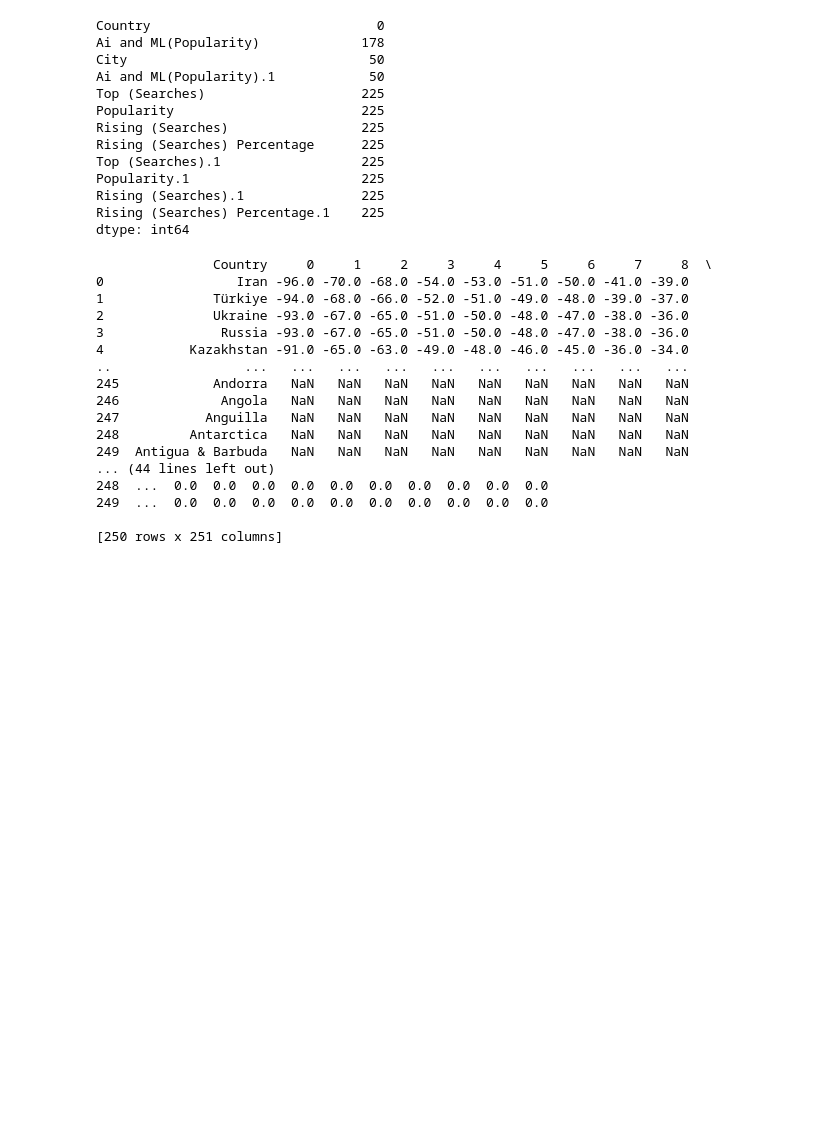
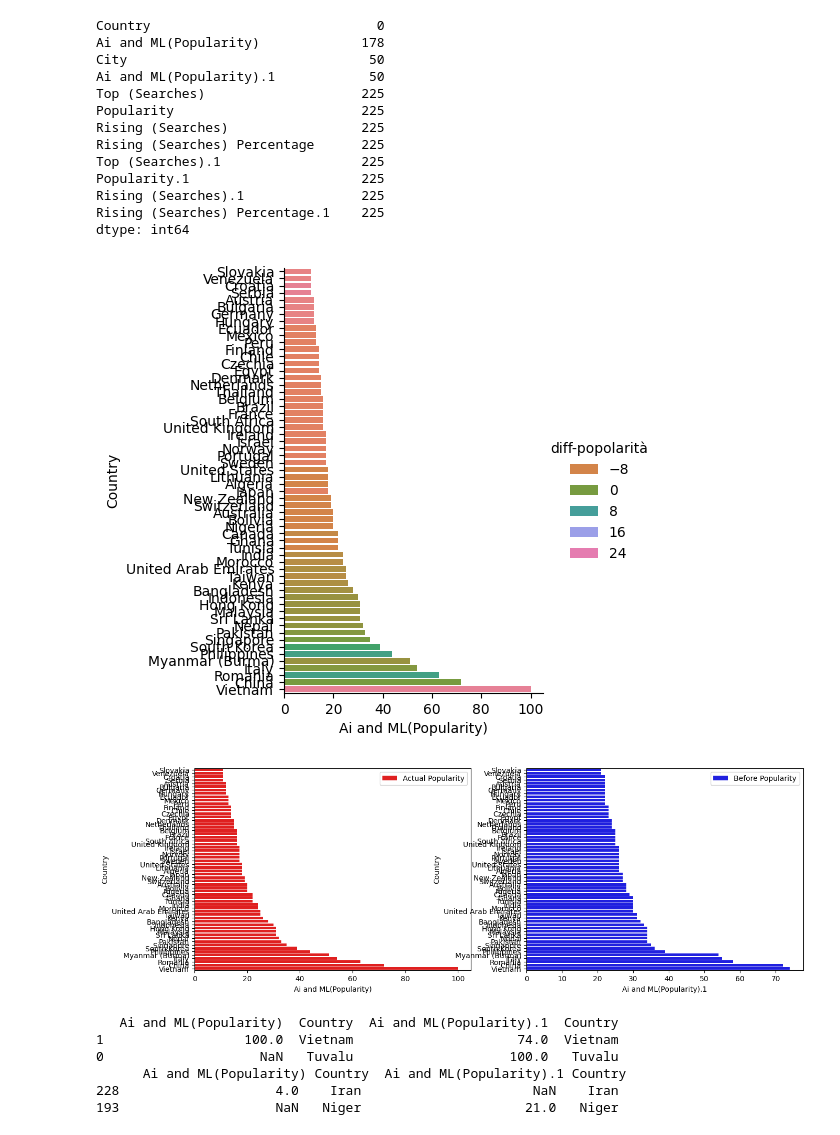
Before and after one commit to glo-code/alpopularity, a Jupyter notebook: job_board_scrapenscore.ipynb, the cells around one changed output. Drawn from its saved outputs; the diff is of its cells as text; code cells hidden in the pictures; blank space fills up the shorter version.

```diff
--- a/job_board_scrapenscore.ipynb
+++ b/job_board_scrapenscore.ipynb
@@ -43,33 +45,31 @@ dtype: int64
 # %%
 class Popolarità():
   #def __init__(self,colonna):
     #self.colonna=colonna
 
   def CalcoloPop(self):
     self.top=df[['Ai and ML(Popularity)','Country','Ai and ML(Popularity).1','Country']].iloc[df[['Ai and ML(Popularity)','Ai and ML(Popularity).1']].idxmax()]
     self.min=df[['Ai and ML(Popularity)','Country','Ai and ML(Popularity).1','Country']].iloc[df[['Ai and ML(Popularity)','Ai and ML(Popularity).1']].idxmin()]
-    confronto_popolarità=df['Ai and ML(Popularity)'].apply(lambda x: x-df['Ai and ML(Popularity).1']).fillna(0).groupby(df['Country']).value_counts().reset_index().drop(columns='count',axis=1)
-    print(confronto_popolarità[confronto_popolarità!=0.0])
-    print(self.top,'\n',self.min,'\n',confronto_popolarità)
+    self.group=df.groupby(['Ai and ML(Popularity)','Ai and ML(Popularity).1'])['Country'].value_counts().reset_index().drop(columns='count',axis=1)
+    self.group['diff-popolarità']=self.group['Ai and ML(Popularity)']-self.group['Ai and ML(Popularity).1']
+    sns.catplot(data=self.group,y='Country',x='Ai and ML(Popularity)',kind='bar',hue='diff-popolarità',palette='husl')
+    plt.show()
+    fig,ax=plt.subplots(1,2,figsize=(15,5))
+    sns.barplot(data=self.group,y='Country',x='Ai and ML(Popularity)',color='red',label='Actual Popularity',ax=ax[0])
+    sns.barplot(data=self.group,y='Country',x='Ai and ML(Popularity).1',color='blue',label='Before Popularity',ax=ax[1])
+    plt.show()
+    print(self.top,'\n',self.min,'\n')
 
 
 Popolarità=Popolarità()
 Popolarità.CalcoloPop()
+Popolarità.group
 # %% [output]
+[figure, added]
+[figure, added]
-               Country     0     1     2     3     4     5     6     7     8  \
-0                 Iran -96.0 -70.0 -68.0 -54.0 -53.0 -51.0 -50.0 -41.0 -39.0
-1              Türkiye -94.0 -68.0 -66.0 -52.0 -51.0 -49.0 -48.0 -39.0 -37.0
-2              Ukraine -93.0 -67.0 -65.0 -51.0 -50.0 -48.0 -47.0 -38.0 -36.0
-3               Russia -93.0 -67.0 -65.0 -51.0 -50.0 -48.0 -47.0 -38.0 -36.0
-4           Kazakhstan -91.0 -65.0 -63.0 -49.0 -48.0 -46.0 -45.0 -36.0 -34.0
-..                 ...   ...   ...   ...   ...   ...   ...   ...   ...   ...
-245            Andorra   NaN   NaN   NaN   NaN   NaN   NaN   NaN   NaN   NaN
-246             Angola   NaN   NaN   NaN   NaN   NaN   NaN   NaN   NaN   NaN
-247           Anguilla   NaN   NaN   NaN   NaN   NaN   NaN   NaN   NaN   NaN
-248         Antarctica   NaN   NaN   NaN   NaN   NaN   NaN   NaN   NaN   NaN
-249  Antigua & Barbuda   NaN   NaN   NaN   NaN   NaN   NaN   NaN   NaN   NaN
-... (44 lines left out)
-248  ...  0.0  0.0  0.0  0.0  0.0  0.0  0.0  0.0  0.0  0.0
-249  ...  0.0  0.0  0.0  0.0  0.0  0.0  0.0  0.0  0.0  0.0
-
-[250 rows x 251 columns]
+   Ai and ML(Popularity)  Country  Ai and ML(Popularity).1  Country
+1                  100.0  Vietnam                     74.0  Vietnam
+0                    NaN   Tuvalu                    100.0   Tuvalu
+      Ai and ML(Popularity) Country  Ai and ML(Popularity).1 Country
+228                    4.0    Iran                      NaN    Iran
+193                    NaN   Niger                     21.0   Niger
```
Also changed, not shown: parts of 2 cells of this notebook.
